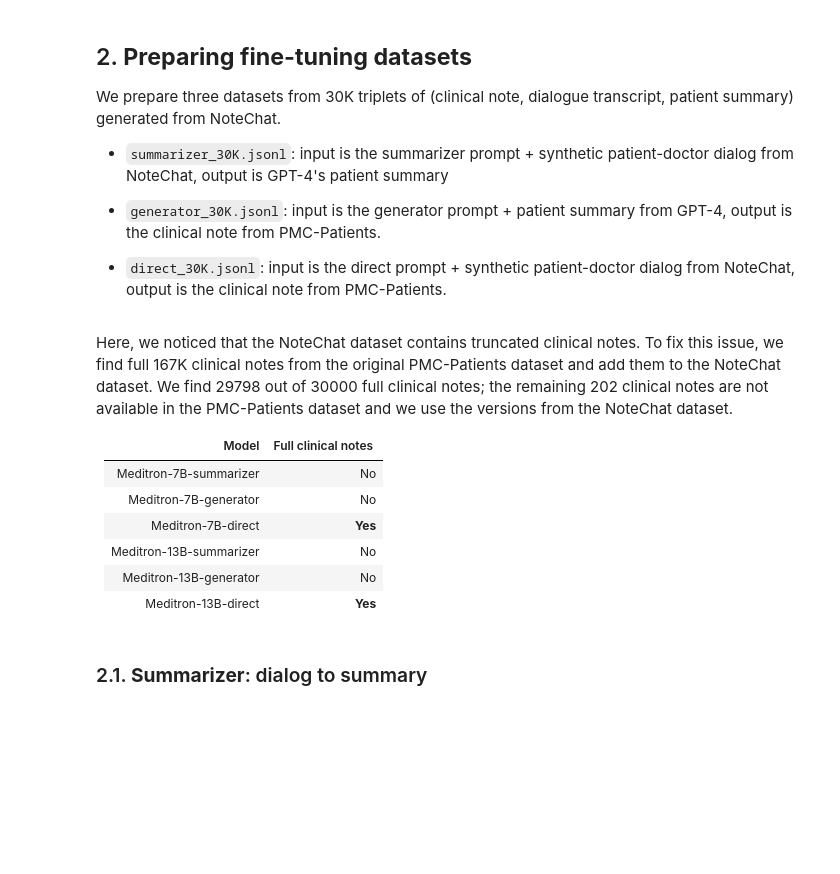
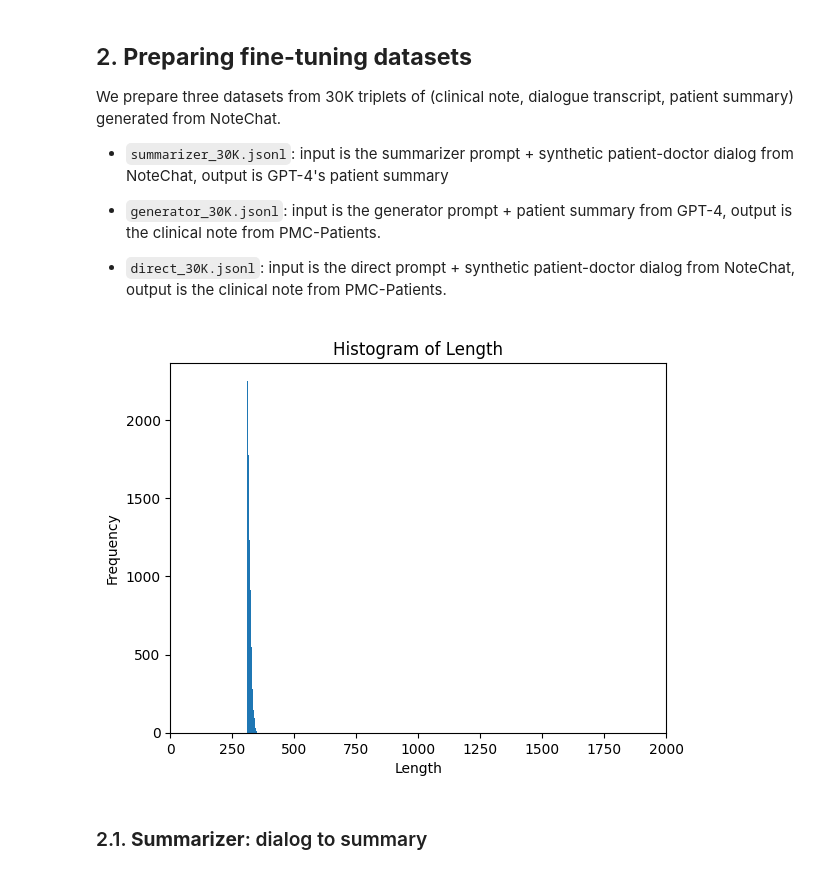
Before and after one commit to EPFL-IC-Make-Team/medinote, a Jupyter notebook: project.ipynb, the cells around one changed output. Cells and saved outputs as stored; diff of their text form; code cells hidden in the pictures; blank space fills up the shorter version.

```diff
--- a/project.ipynb
+++ b/project.ipynb
@@ -225,48 +291,16 @@ We prepare three datasets from 30K triplets of (clinical note, dialogue transcri
 - `generator_30K.jsonl`: input is the generator prompt + patient summary from GPT-4, output is the clinical note from PMC-Patients.
 
 - `direct_30K.jsonl`: input is the direct prompt + synthetic patient-doctor dialog from NoteChat, output is the clinical note from PMC-Patients.
-# %%
-def length_histogram(df, key):
-    '''
-    Plots a histogram of the length of the notes.
-    '''
-    lengths = df[key].apply(lambda x: len(x.split()))
-    plt.hist(lengths, bins=max(lengths)-min(lengths)+1)
-    plt.xlim(0, 2000)
-    plt.xlabel('Length')
-    plt.ylabel('Frequency')
-    plt.title('Histogram of Length')
-    plt.show()
-
-def formatting(summary):
-    '''
-    Removes unnecessary spaces and formats the summary to save tokens.
-    '''
-    summary = summary.replace('. ', '.\n')
-    summary = summary.replace('None', '"None"')
-    summary = re.sub(r'\n\s+"', '\n"', summary)
-    summary = re.sub(r'\n\s+{', '\n{', summary)
-    summary = re.sub(r'\n\s+}', '\n}', summary)
-    summary = re.sub(r'\n\s+}', '\n]', summary)
-    summary = re.sub(r'\n\s+]', '\n]', summary)
-    return summary
-
-summaries_path = os.path.join(SUMMARIES_DIR, 'summaries_30K.jsonl')
-summaries = pd.read_json(summaries_path, lines=True)
-summaries['summary'] = summaries['summary'].apply(formatting)
-summaries['data'] = summaries['data'].apply(lambda x: x.strip())
-summaries['conversation'] = summaries['conversation'].apply(lambda x: x.strip().replace('\n\n', '\n'))
-length_histogram(summaries, key='data')
-# %% [markdown]
-Here, we noticed that the NoteChat dataset contains truncated clinical notes. To fix this issue, we find full 167K clinical notes from the original PMC-Patients dataset and add them to the NoteChat dataset. We find 29798 out of 30000 full clinical notes; the remaining 202 clinical notes are not available in the PMC-Patients dataset and we use the versions from the NoteChat dataset.
-
-| Model | Full clinical notes |
-| --- | --- |
-| Meditron-7B-summarizer | No |
-| Meditron-7B-generator | No |
-| Meditron-7B-direct | **Yes** |
-| Meditron-13B-summarizer | No |
-| Meditron-13B-generator | No |
-| Meditron-13B-direct | **Yes** |
+# %%
+summaries_path = os.path.join(SUMMARIES_DIR, 'summaries_30K.jsonl')
+summaries = pd.read_json(summaries_path, lines=True)
+summaries['summary'] = summaries['summary'].apply(formatting)
+summaries['data'] = summaries['data'].apply(lambda x: x.strip())
+summaries['conversation'] = summaries['conversation'].apply(lambda x: x.strip().replace('\n\n', '\n'))
+summaries.to_json(summaries_path, orient='records', lines=True)
+
+length_histogram(summaries, key='data')
+# %% [output]
+[figure, added]
 # %% [markdown]
 ### 2.1. **Summarizer**: dialog to summary
```
Also changed, not shown: parts of 25 cells of this notebook, 5 other files.
